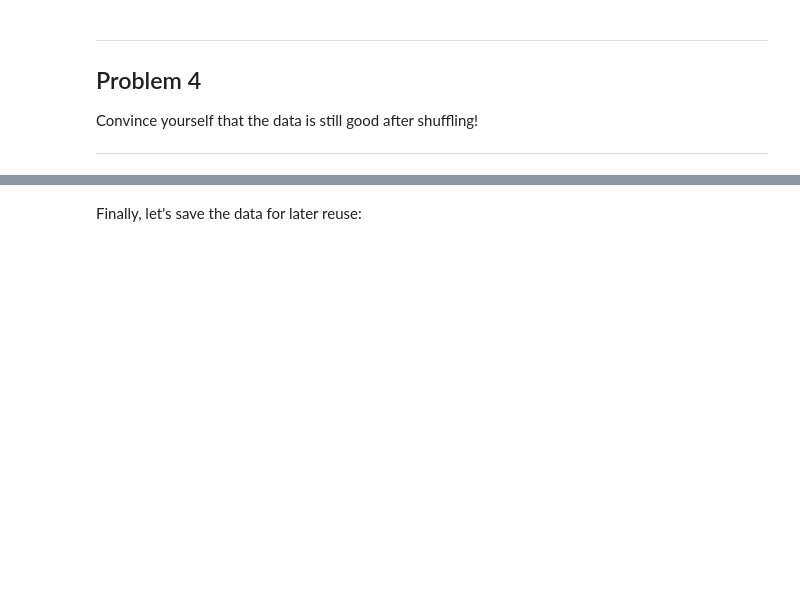
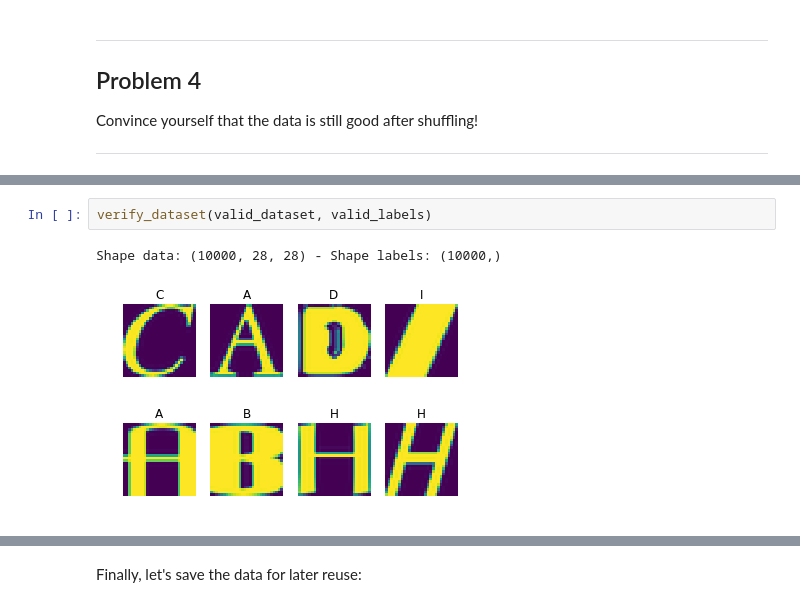
Before and after one commit to pvhee/deeplearning_experiments, a Jupyter notebook: 1_notmnist.ipynb, the cells around one changed output, grey strips where cells are left out. Drawn from its saved outputs; the diff is of its cells as text; blank space fills up the shorter version.

```diff
--- a/1_notmnist.ipynb
+++ b/1_notmnist.ipynb
@@ -388,3 +388,8 @@ Shape data: (10000, 28, 28) - Shape labels: (10000,)
+# %%
+verify_dataset(valid_dataset, valid_labels)
+# %% [output]
+Shape data: (10000, 28, 28) - Shape labels: (10000,)
+[figure, added]
 # %%
 verify_dataset(train_dataset, train_labels)
 # %% [output]
```
Also changed, not shown: parts of 3 cells of this notebook.
